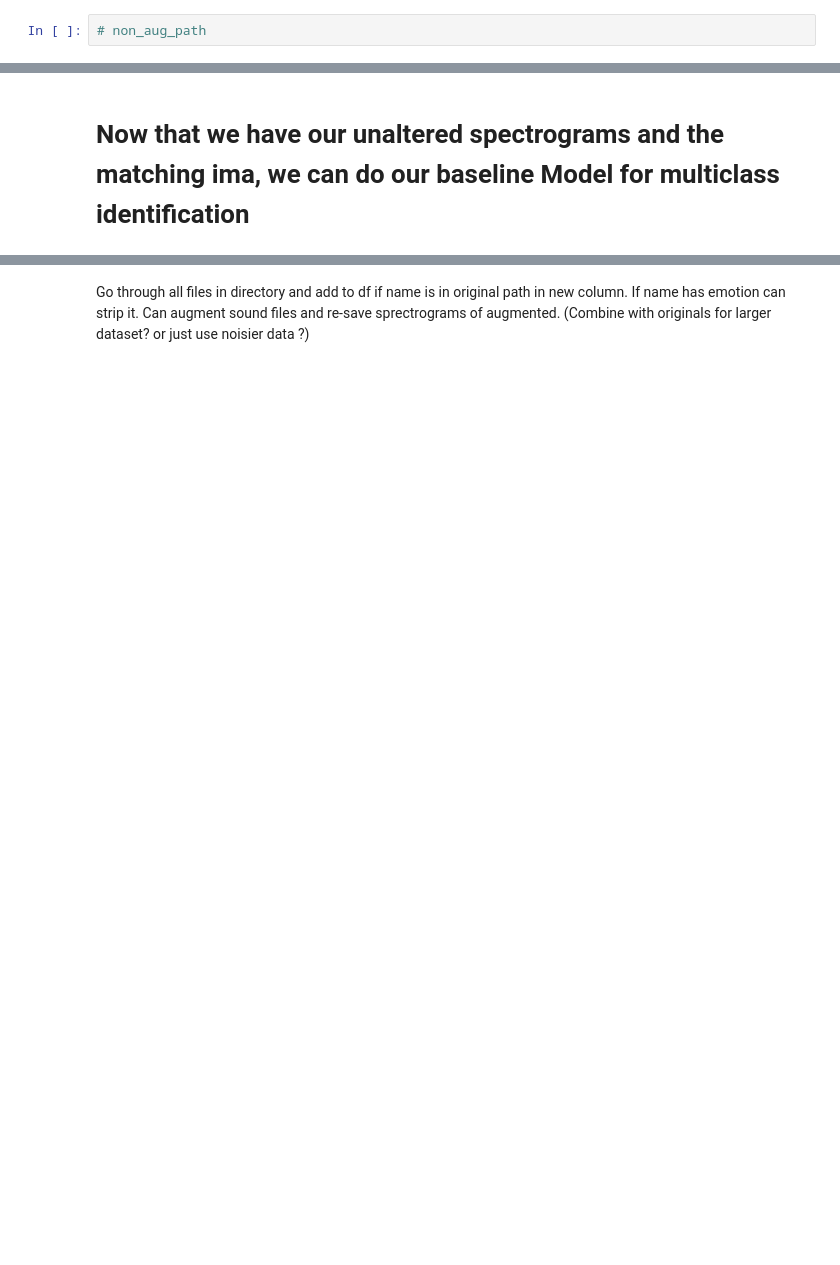
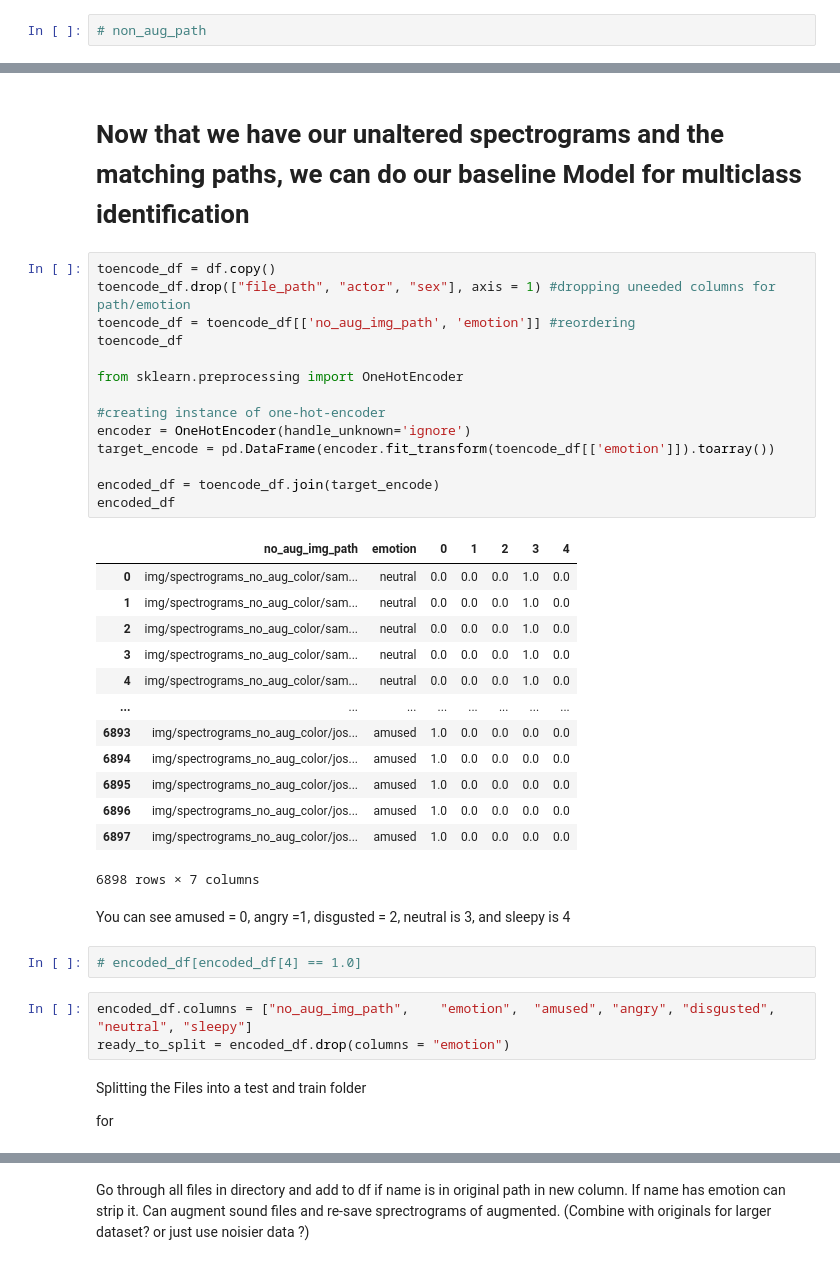
Before and after one commit to njw27/Speech_Emotion_Recognition_SER, a Jupyter notebook: EDA_notebook.ipynb, the cells around one changed output, grey strips where cells are left out. Cells and saved outputs as stored; diff of their text form; blank space fills up the shorter version.

Commit message:
Baseline and Model 1

```diff
--- a/EDA_notebook.ipynb
+++ b/EDA_notebook.ipynb
@@ -406,3 +351,43 @@ df
 6898 rows × 5 columns
 # %% [markdown]
-# Now that we have our unaltered spectrograms and the matching ima, we can do our baseline Model for multiclass identification
+# Now that we have our unaltered spectrograms and the matching paths, we can do our baseline Model for multiclass identification
+# %%
+toencode_df = df.copy()
+toencode_df.drop(["file_path", "actor", "sex"], axis = 1) #dropping uneeded columns for path/emotion
+toencode_df = toencode_df[['no_aug_img_path', 'emotion']] #reordering
+toencode_df
+
+from sklearn.preprocessing import OneHotEncoder
+
+#creating instance of one-hot-encoder
+encoder = OneHotEncoder(handle_unknown='ignore')
+target_encode = pd.DataFrame(encoder.fit_transform(toencode_df[['emotion']]).toarray())
+
+encoded_df = toencode_df.join(target_encode)
+encoded_df
+# %% [output]
+|  | no_aug_img_path | emotion | 0 | 1 | 2 | 3 | 4 |
+| 0 | img/spectrograms_no_aug_color/sam... | neutral | 0.0 | 0.0 | 0.0 | 1.0 | 0.0 |
+| 1 | img/spectrograms_no_aug_color/sam... | neutral | 0.0 | 0.0 | 0.0 | 1.0 | 0.0 |
+| 2 | img/spectrograms_no_aug_color/sam... | neutral | 0.0 | 0.0 | 0.0 | 1.0 | 0.0 |
+| 3 | img/spectrograms_no_aug_color/sam... | neutral | 0.0 | 0.0 | 0.0 | 1.0 | 0.0 |
+| 4 | img/spectrograms_no_aug_color/sam... | neutral | 0.0 | 0.0 | 0.0 | 1.0 | 0.0 |
+| ... | ... | ... | ... | ... | ... | ... | ... |
+| 6893 | img/spectrograms_no_aug_color/jos... | amused | 1.0 | 0.0 | 0.0 | 0.0 | 0.0 |
+| 6894 | img/spectrograms_no_aug_color/jos... | amused | 1.0 | 0.0 | 0.0 | 0.0 | 0.0 |
+| 6895 | img/spectrograms_no_aug_color/jos... | amused | 1.0 | 0.0 | 0.0 | 0.0 | 0.0 |
+| 6896 | img/spectrograms_no_aug_color/jos... | amused | 1.0 | 0.0 | 0.0 | 0.0 | 0.0 |
+| 6897 | img/spectrograms_no_aug_color/jos... | amused | 1.0 | 0.0 | 0.0 | 0.0 | 0.0 |
+6898 rows × 7 columns
+# %% [markdown]
+You can see amused = 0, angry =1, disgusted = 2, neutral is 3, and sleepy is 4
+# %%
+# encoded_df[encoded_df[4] == 1.0]
+# %%
+encoded_df.columns = ["no_aug_img_path",	"emotion", 	"amused", "angry", "disgusted", "neutral", "sleepy"]
+ready_to_split = encoded_df.drop(columns = "emotion")
+# %% [markdown]
+Splitting the Files into a test and train folder
+
+
+for
```
Also changed, not shown: parts of 37 cells of this notebook, 1 other file.
